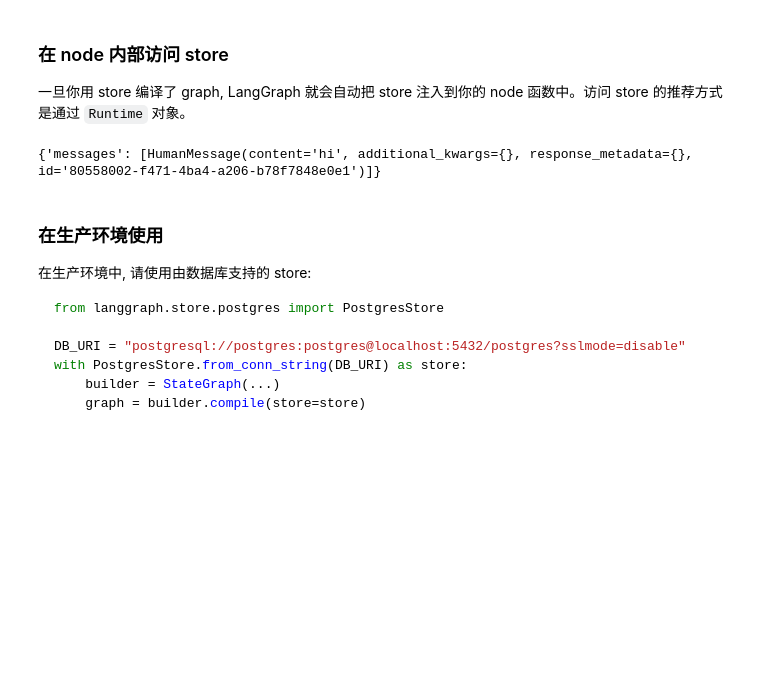
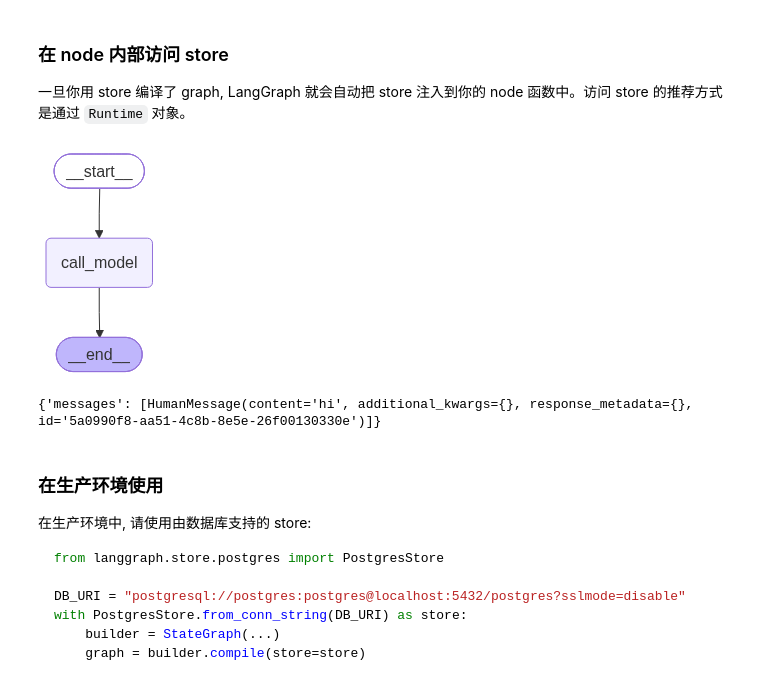
Before and after one commit to Ashitaka-Laputa-IV/docs, a Jupyter notebook: src/oss/langgraph/ipynbs/add-memory.ipynb, the cells around one changed output. Cells and saved outputs as stored; diff of their text form; code cells hidden in the pictures; blank space fills up the shorter version.

```diff
--- a/src/oss/langgraph/ipynbs/add-memory.ipynb
+++ b/src/oss/langgraph/ipynbs/add-memory.ipynb
@@ -124,34 +139,37 @@ class Context:
 
 async def call_model(state: MessagesState, runtime: Runtime[Context]):
     user_id = runtime.context.user_id
     namespace = (user_id, "memories")
 
     # Search for relevant memories
     memories = await runtime.store.asearch(
         namespace, query=state["messages"][-1].content, limit=3
     )
     info = "\n".join([d.value["data"] for d in memories])
 
     # ... Use memories in model call
 
     # Store a new memory
     await runtime.store.aput(
         namespace, str(uuid.uuid4()), {"data": "User prefers dark mode"}
     )
 
 builder = StateGraph(MessagesState, context_schema=Context)
 builder.add_node(call_model)
 builder.add_edge(START, "call_model")
 graph = builder.compile(store=store)
 
+show_graph(graph)
+
 # Pass context at invocation time
 await graph.ainvoke(
     {"messages": [{"role": "user", "content": "hi"}]},
     {"configurable": {"thread_id": "1"}},
     context=Context(user_id="1"),
 )
 # %% [output]
+[figure, added]
-{'messages': [HumanMessage(content='hi', additional_kwargs={}, response_metadata={}, id='80558002-f471-4ba4-a206-b78f7848e0e1')]}
+{'messages': [HumanMessage(content='hi', additional_kwargs={}, response_metadata={}, id='5a0990f8-aa51-4c8b-8e5e-26f00130330e')]}
 # %% [markdown]
 ### 在生产环境使用
 
```
Also changed, not shown: parts of 9 cells of this notebook, 3 other files.
